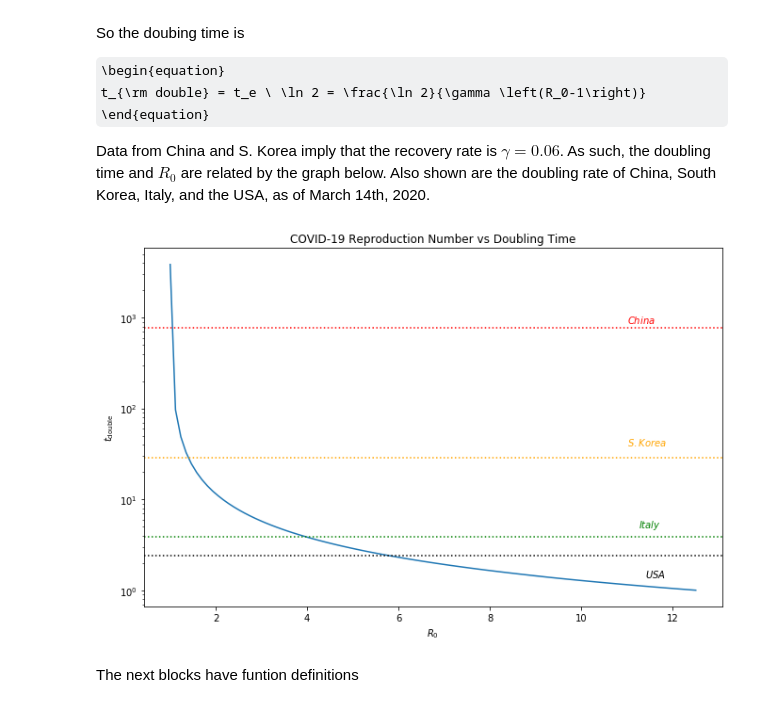
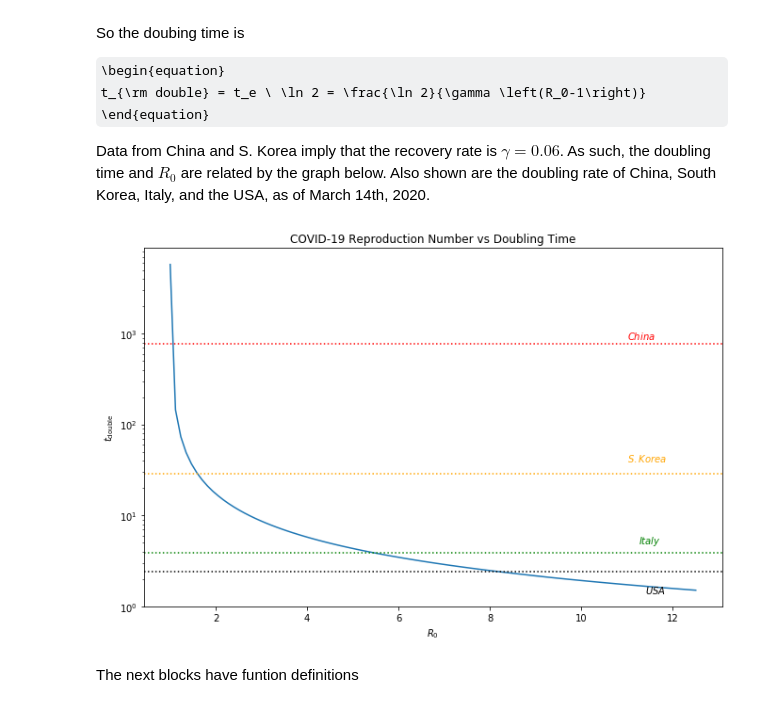
Before and after one commit to wlyra/covid19, a Jupyter notebook: covid19.ipynb, the cells around one changed output. Drawn from its saved outputs; the diff is of its cells as text; code cells hidden in the pictures; some formulas as TeX source.

```diff
--- a/covid19.ipynb
+++ b/covid19.ipynb
@@ -72,9 +71,7 @@ import sys
 #
 # R0 vs doubling time
 #
-
-gamma = 0.06
-mu = 0.01
+gamma = 0.04
 R0=np.linspace(1.003,12.5,100)
 doubling_time = np.log(2.)/(gamma*(R0-1))
 plt.figure(figsize=(11,7))
@@ -88,34 +85,34 @@ plt.plot(R0,doubling_time)
 plt.axhline(2.4,linestyle=':',color='black')
 plt.axhline(3.9,linestyle=':',color='green')
 plt.axhline(29,linestyle=':',color='orange')
 plt.axhline(770,linestyle=':',color='red')
 
 plt.annotate('$USA$'     ,xy=(11.4,2.4-1),color='black')
 plt.annotate('$Italy$'   ,xy=(11.25,3.9+1),color='green')
 plt.annotate('$S. Korea$',xy=(11.0,29+10) ,color='orange')
 plt.annotate('$China$'   ,xy=(11.0,770+100),color='red')
 
 plt.title("COVID-19 Reproduction Number vs Doubling Time")
 plt.ylabel("$t_{\mathrm{double}}$")
 plt.xlabel("$R_0$")
 plt.yscale('log')
 
 SMALL_SIZE = 12
 MEDIUM_SIZE = 14
 BIGGER_SIZE = 16
 
 plt.rc('font', size=MEDIUM_SIZE) # controls default text sizes
 plt.rc('axes', titlesize=MEDIUM_SIZE) # fontsize of the axes title
 plt.rc('axes', labelsize=BIGGER_SIZE) # fontsize of the x and y labels
 plt.rc('xtick', labelsize=MEDIUM_SIZE) # fontsize of the tick labels
 plt.rc('ytick', labelsize=MEDIUM_SIZE) # fontsize of the tick labels
 plt.rc('legend', fontsize=MEDIUM_SIZE) # legend fontsize
 plt.rc('figure', titlesize=BIGGER_SIZE) # fontsize of the figure title
 
 #plt.show()
 #plt.savefig("R0DT_"+np.str(datetime.datetime.today())+".pdf")
 # %% [output]
-[figure, old version]
+[figure, new version]
 # %% [markdown]
 The next blocks have funtion definitions
 # %%
```
Also changed, not shown: parts of 13 cells of this notebook.
